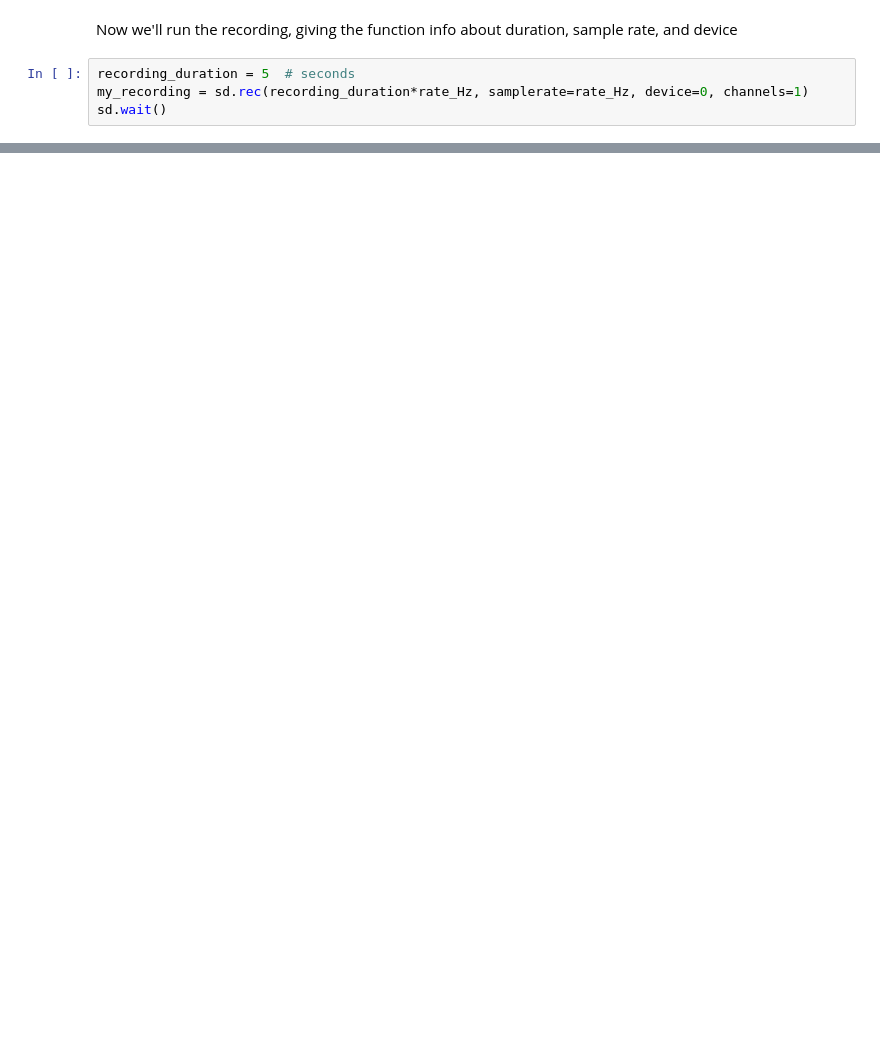
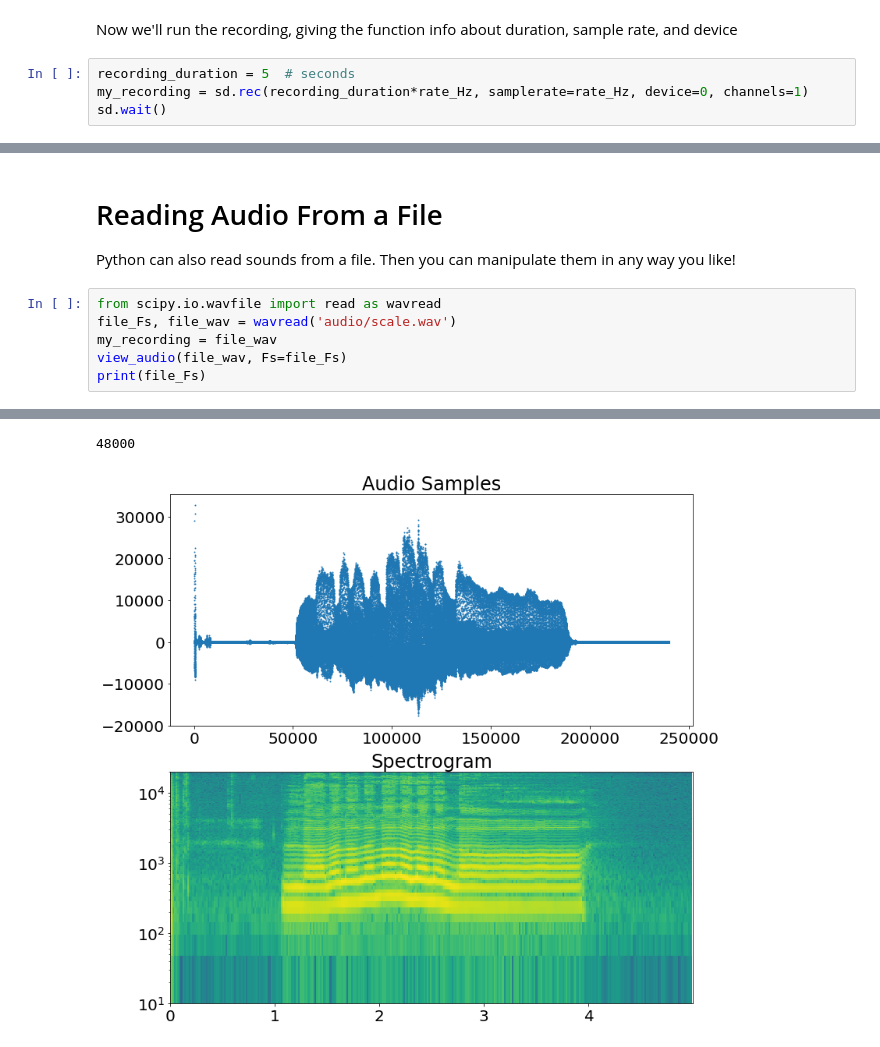
Before and after one commit to DolbyLaboratories/audio-code-demo, a Jupyter notebook: AudioDemo.ipynb, the cells around one changed output, grey strips where cells are left out. Drawn from its saved outputs; the diff is of its cells as text; blank space fills up the shorter version.

```diff
--- a/AudioDemo.ipynb
+++ b/AudioDemo.ipynb
@@ -111,0 +130,11 @@ view_audio(my_recording, rate_Hz, min_sample=50000, max_sample=-1)
+# %% [markdown]
+<h1>Reading Audio From a File</h1>
+
+Python can also read sounds from a file. Then you can manipulate them in any way you like!
+# %%
+from scipy.io.wavfile import read as wavread
+file_Fs, file_wav = wavread('audio/scale.wav')
+my_recording = file_wav
+view_audio(file_wav, Fs=file_Fs)
+print(file_Fs)
+# %% [output]
@@ -111,0 +142,2 @@ view_audio(my_recording, rate_Hz, min_sample=50000, max_sample=-1)
+48000
+[figure, added]
```
Also changed, not shown: parts of 15 cells of this notebook.
